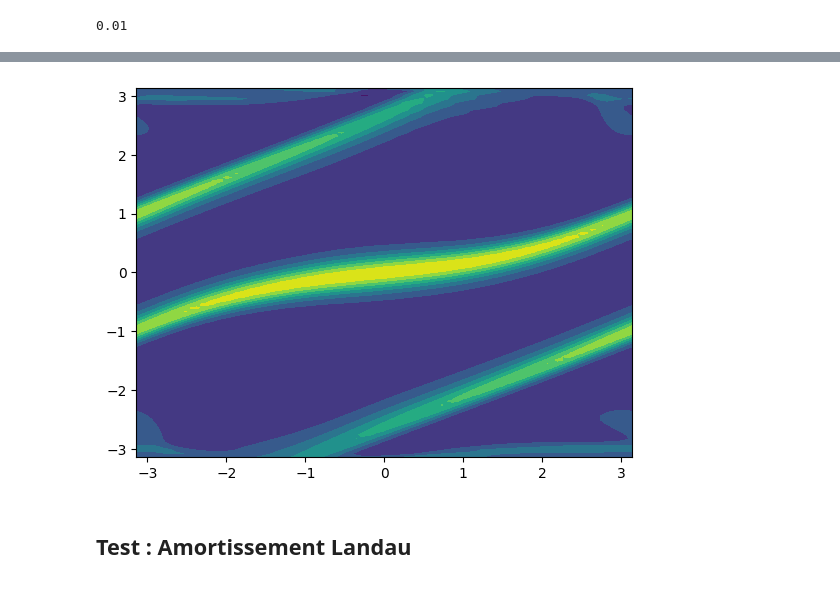
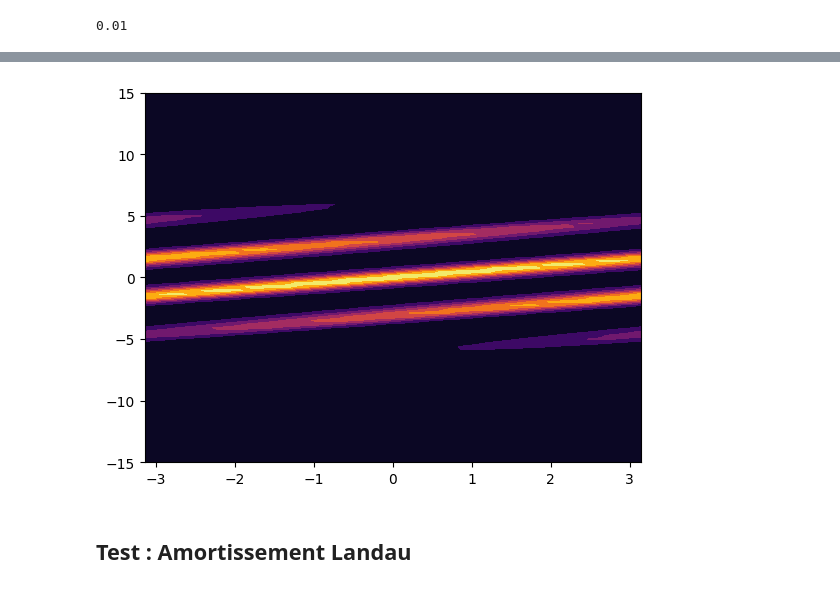
Before and after one commit to chassardmartin/vlasov_bsl, a Jupyter notebook: v0.ipynb, the cells around one changed output, grey strips where cells are left out. Cells and saved outputs as stored; diff of their text form; code cells hidden in the pictures.

```diff
--- a/v0.ipynb
+++ b/v0.ipynb
@@ -37,5 +39,5 @@ x0 = 0; v0 = 0
 # %%
-f = lambda x, v : (1 / 2*np.pi)*np.exp(-0.5*((x-x0)**2+(v-v0)**2))
+f = lambda x, v : (1 / 2*np.pi) * np.exp(-0.5*(sigma_x**-2)*(x-x0)**2 -0.5*(sigma_v**-2)*(v-v0)**2)
 # %%
 f_zero = f(xx, vv)
 plt.contourf(x, v, f_zero)
@@ -404,13 +411,13 @@ Nous détaillons ici le schéma de splitting que nous allons mettre en place pou
 # %%
 class semi_lagrangian_solver():
 
-    def __init__(self, nx, nv, dt, L):
+    def __init__(self, nx, nv, dt, L, vmax):
         self.dt = dt
         self.nx = nx
         self.nv = nv
         self.L = L
         self.x = np.linspace(-L, L, nx)
-        self.v = np.linspace(-L, L, nv)
+        self.v = np.linspace(-vmax, vmax, nv)
         self._E = None
         self.f_zero = None
         self.f = None
@@ -421,34 +428,26 @@ class semi_lagrangian_solver():
         xx, vv = np.meshgrid(self.x, self.v)
         self.f_zero = f(xx, vv)
         _E_zero = solve_poisson(self.x, self.v, self.f_zero)
-
-        ## TO DELETE, TESTS FOR E
-        # _E_zero = np.random.random(nx)
-        #########################
-
         self._E = _E_zero
         self.f = self.f_zero
         self.solutions.append(self.f_zero)
         self.electric_fields.append(_E_zero)
 
-    def solve(self, n_steps):
+    def solve(self, n_steps, v_bc='periodic'):
         for i in range(n_steps):
-            f_star = v_advection(self.x, self.v, self.f, 0.5*self.dt, self._E)
-            f_star_two = x_advection(self.x, self.v, f_star, self.dt)
+            f_star = v_advection(self.x, self.v, self.f, 0.5*self.dt, self._E, v_bc)
+            f_star_two = x_advection(self.x, self.v, f_star, self.dt, v_bc)
 
             ## TO DELETE ONLY X ADVECTION
             # f_star_two = x_advection(self.x, self.v, self.f, self.dt)
             ##############################
 
-            ## TO DELETE : TESTS ON E
-            # new_E = self._E
-            #########################
 
             new_E = solve_poisson(self.x, self.v, f_star_two)
-            new_f = v_advection(self.x, self.v, f_star_two, 0.5*self.dt, new_E)
+            new_f = v_advection(self.x, self.v, f_star_two, 0.5*self.dt, new_E, v_bc)
 
             ## TO DELETE : ONLY X ADVECTION
-            new_f = f_star_two
+            # new_f = f_star_two
             ###############################
 
             self.f = new_f
@@ -477,14 +476,14 @@ class semi_lagrangian_solver():
             c.sort()
             self.dominant_mode.append(c[-1])
 # %%
-solver = semi_lagrangian_solver(nx=100, nv=100, dt=1e-2, L=np.pi)
+solver = semi_lagrangian_solver(nx=100, nv=100, dt=1e-2, L=np.pi, vmax=15)
 solver.dt
 # %% [output]
 0.01
 # %%
 solver.initialisation(f)
 # %%
-n = 1000
+n = 200
 # %%
 solver.solve(n_steps=n)
 # %%
@@ -498,17 +497,19 @@ plt.plot(solver.dominant_mode)
 writergif = animation.PillowWriter(fps=10)
 # %%
 fig, ax = plt.subplots()
+ax.set_xlabel(r'$x$')
+ax.set_ylabel(r'$v$')
 
 def animate(i):
     ax.clear()
-    ax.contourf(solver.x, solver.v, solver.solutions[i])
+    ax.contourf(solver.x, solver.v , solver.solutions[i], cmap='inferno')
     return
 
 anim = animation.FuncAnimation(fig, animate, frames=n, interval=200, repeat=True)
-anim.save('distrib_maxwell_n=200.gif', writer=writergif)
+anim.save('distrib_maxwell_n=200_dirichlet.gif', writer=writergif)
 plt.show()
 # %% [output]
-[figure, old version]
+[figure, new version]
 # %% [markdown]
 ## Test : Amortissement Landau
 # %% [markdown]
```
Also changed, not shown: parts of 39 cells of this notebook.
